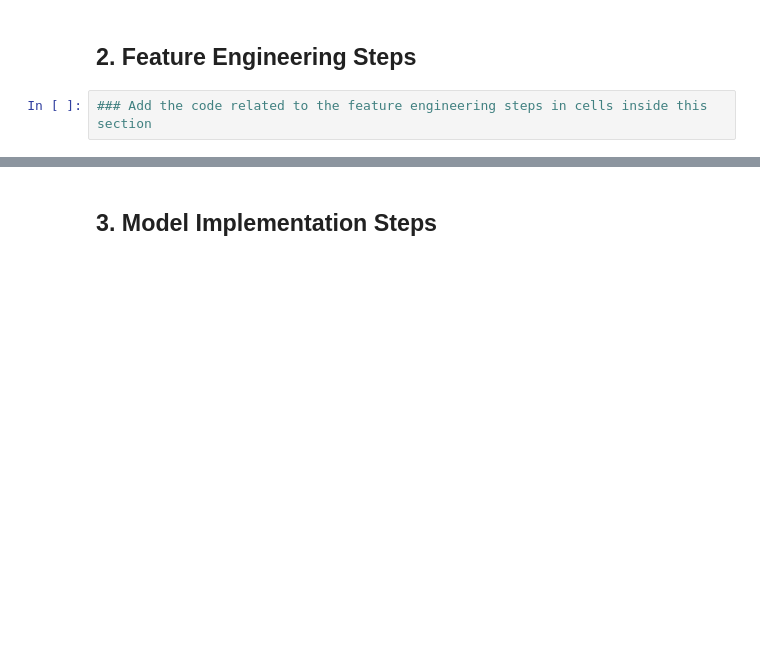
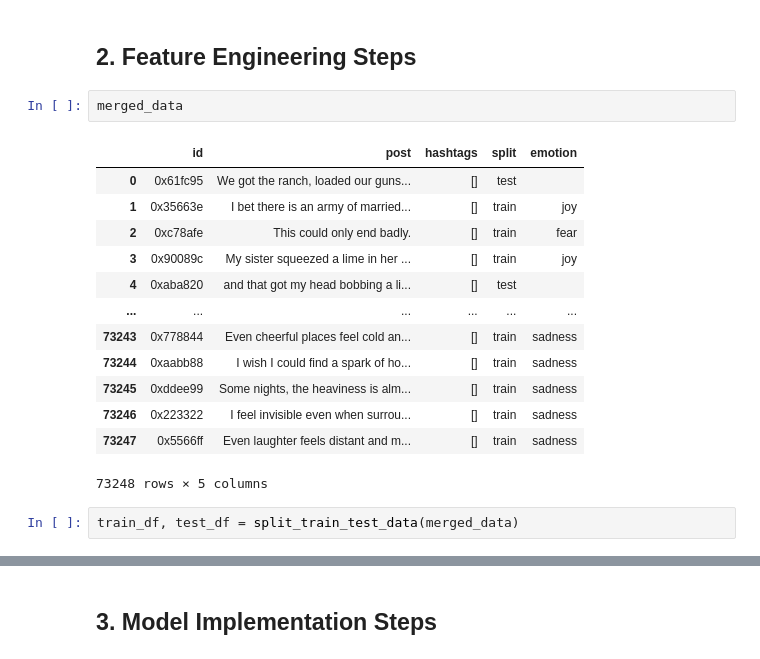
Before and after one commit to MigzAvila/DM2025-Lab2-Exercise, a Jupyter notebook: DM2025-Lab2-Homework.ipynb, the cells around one changed output, grey strips where cells are left out. Drawn from its saved outputs; the diff is of its cells as text; blank space fills up the shorter version.

```diff
--- a/DM2025-Lab2-Homework.ipynb
+++ b/DM2025-Lab2-Homework.ipynb
@@ -152,4 +338,20 @@ Markdown Syntax to Add Image: `![Description of the Image](./your_local_folder/n
 # %% [markdown]
 ## 2. Feature Engineering Steps
-# %%
-### Add the code related to the feature engineering steps in cells inside this section
+# %%
+merged_data
+# %% [output]
+|  | id | post | hashtags | split | emotion |
+| 0 | 0x61fc95 | We got the ranch, loaded our guns... | [] | test |  |
+| 1 | 0x35663e | I bet there is an army of married... | [] | train | joy |
+| 2 | 0xc78afe | This could only end badly. | [] | train | fear |
+| 3 | 0x90089c | My sister squeezed a lime in her ... | [] | train | joy |
+| 4 | 0xaba820 | and that got my head bobbing a li... | [] | test |  |
+| ... | ... | ... | ... | ... | ... |
+| 73243 | 0x778844 | Even cheerful places feel cold an... | [] | train | sadness |
+| 73244 | 0xaabb88 | I wish I could find a spark of ho... | [] | train | sadness |
+| 73245 | 0xddee99 | Some nights, the heaviness is alm... | [] | train | sadness |
+| 73246 | 0x223322 | I feel invisible even when surrou... | [] | train | sadness |
+| 73247 | 0x5566ff | Even laughter feels distant and m... | [] | train | sadness |
+73248 rows × 5 columns
+# %%
+train_df, test_df = split_train_test_data(merged_data)
```
Also changed, not shown: parts of 32 cells of this notebook.
